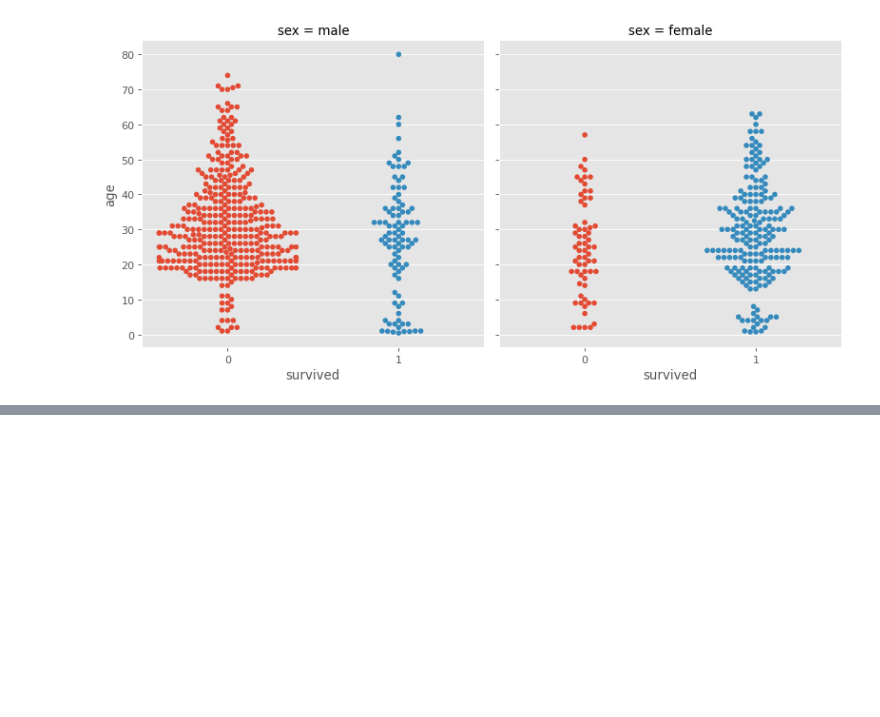
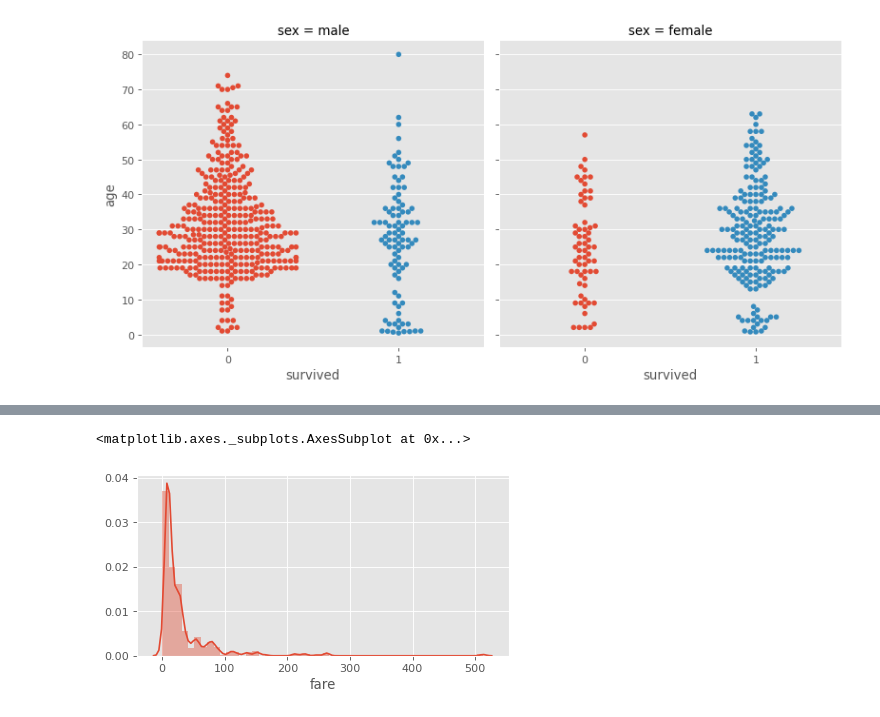
Before and after one commit to fadilparves/EDA, a Jupyter notebook: eda_titanic/titanic_eda.ipynb, the cells around one changed output, grey strips where cells are left out. Cells and saved outputs as stored; diff of their text form; code cells hidden in the pictures; blank space fills up the shorter version.

```diff
--- a/eda_titanic/titanic_eda.ipynb
+++ b/eda_titanic/titanic_eda.ipynb
@@ -230,0 +236,5 @@ sns.catplot(x='survived',y='age',data=titanic, kind='swarm', col='sex')
+# %%
+sns.distplot(titanic['fare'])
+# %% [output]
+<matplotlib.axes._subplots.AxesSubplot at 0x...>
+[figure, added]
```
Also changed, not shown: parts of 2 cells of this notebook.
